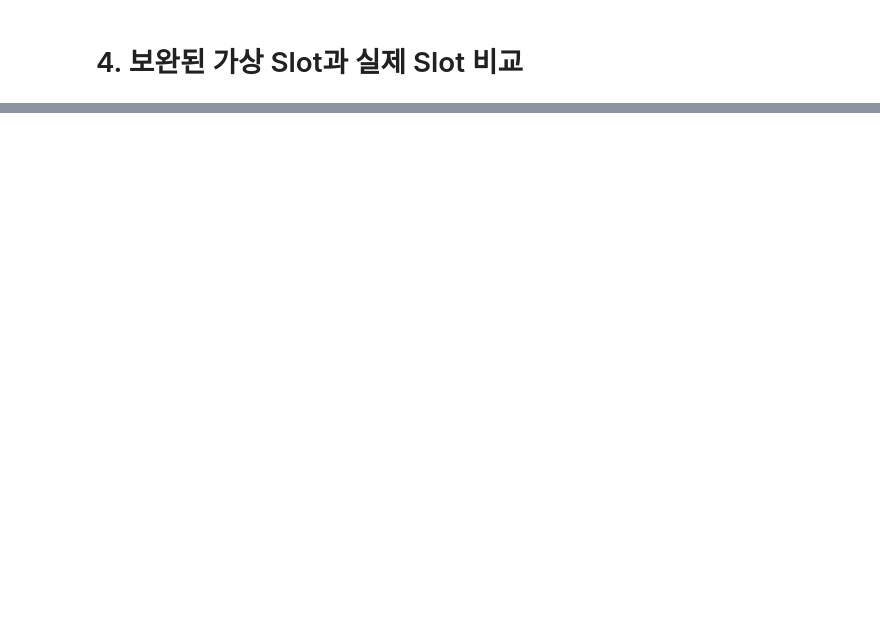
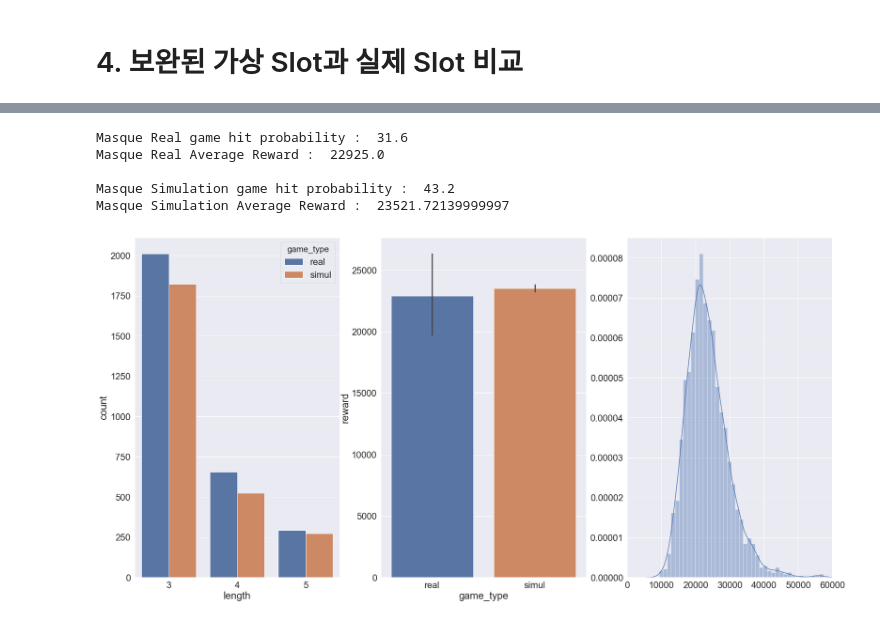
Before and after one commit to Jaepal/data-science-portfolio, a Jupyter notebook: slot_machine/Data_Exploration.ipynb, the cells around one changed output, grey strips where cells are left out. Saved outputs shown, nothing was run; the diff lists cells and outputs as text; code cells hidden in the pictures; blank space fills up the shorter version.

```diff
--- a/slot_machine/Data_Exploration.ipynb
+++ b/slot_machine/Data_Exploration.ipynb
@@ -1886,7 +1886,7 @@ N_ROUNDS = 2000
 
 pl_final_model = imsi.game_platinum(2000)
 ms_final_model = imsi.game_monster(2000)
-# mq_final_model = imsi.game_masque(2000)
+mq_final_model = imsi.game_masque(2000)
 # %%
 pl_pay_type_count = [0] * 3
 
@@ -2135,0 +2037,77 @@ Monster Simulation Average Reward :  28752.22
+# %%
+mq_pay_type_count = [0] * 3
+
+mq_round_adj_simul_pay_list, mq_round_adj_simul_pay_type_list = [], []
+mq_sim_adj_simul_pay_list = []
+mq_hit_prob = [0, 0]
+mq_final_reward_array = np.zeros((N_SIMULATIONS,N_ROUNDS))
+
+for simulation in tqdm(range(N_SIMULATIONS)):
+    for round_id in range(N_ROUNDS):
+        game = mq_final_model.spin_masque()
+        rw = mq_final_model.cal_masque_payline(game)[0]
+        mq_final_reward_array[simulation][round_id] = rw
+        mq_round_adj_simul_pay_type_list.extend(mq_final_model.cal_masque_payline(game)[1])
+        if rw:
+            mq_hit_prob[0] += 1
+        else:
+            mq_hit_prob[1] += 1
+    mq_adj_simul_payline_length = [len(pay) for pay in mq_round_adj_simul_pay_type_list]
+    for length in mq_adj_simul_payline_length:
+        mq_pay_type_count[length-3] += 1
+    mq_round_adj_simul_pay_type_list = []
+
+
+# 당첨된 payline의 length를 담을 list 생성
+
+mq_pay_type_count = [count // N_SIMULATIONS for count in mq_pay_type_count]
+mq_simul_payline_length = [3] * mq_pay_type_count[0] + [4] * mq_pay_type_count[1] + [5] * mq_pay_type_count[2]
+mq_final_simul_pay_list = mq_final_reward_array.mean(axis=0).tolist()
+
+# 시각화를 위한 DataFrame 생성
+
+df_mq_final_payline_length = pd.DataFrame(columns=['length', 'game_type'])
+df_mq_final_payline_length['length'] = mq_real_payline_length + mq_simul_payline_length
+df_mq_final_payline_length['game_type'] = ['real'] * len(mq_real_payline_length) + ['simul'] * len(mq_simul_payline_length)
+
+df_mq_final_pay_list = pd.DataFrame(columns=['reward', 'game_type'])
+df_mq_final_pay_list['reward'] = mq_real_pay_list + mq_final_simul_pay_list
+df_mq_final_pay_list['game_type'] = ['real'] * len(mq_real_pay_list) + ['simul'] * len(mq_final_simul_pay_list)
+
+# 게임 유형별 hit probability, average reward 출력
+
+print('Masque Real game hit probability : ', round(len([pay for pay in mq_real_pay_list if not pay == 0])/len(mq_real_pay_list)*100,2))
+print('Masque Real Average Reward : ', sum(mq_real_pay_list) / len(mq_real_pay_list),'\n')
+
+print('Masque Simulation game hit probability : ', round(mq_hit_prob[0]/sum(mq_hit_prob)*100, 2))
+print('Masque Simulation Average Reward : ', sum(mq_final_simul_pay_list) / len(mq_final_simul_pay_list))
+
+## 시각화 ##
+
+
+# 3 x 2 sub plots 생성
+gs = gridspec.GridSpec(1, 3)
+plt.figure(figsize=(30,15))
+
+# 게임 유형별 reward 빈도 시각화
+ax = plt.subplot(gs[0, 0])
+sns.countplot(x='length', data=df_mq_final_payline_length, hue='game_type')
+
+
+# 게임 유형별 average reward 시각화
+ax = plt.subplot(gs[0, 1])
+sns.barplot(x='game_type', y='reward', data=df_mq_final_pay_list)
+
+
+# payline length 시각화
+ax = plt.subplot(gs[0, 2])
+sns.distplot(mq_final_simul_pay_list)
+plt.xlim(0, 60000)
+plt.show()
+# %% [output]
+Masque Real game hit probability :  31.6
+Masque Real Average Reward :  22925.0
+
+Masque Simulation game hit probability :  43.2
+Masque Simulation Average Reward :  23521.72139999997
+[figure, added]
```
Also changed, not shown: parts of 20 cells of this notebook.
